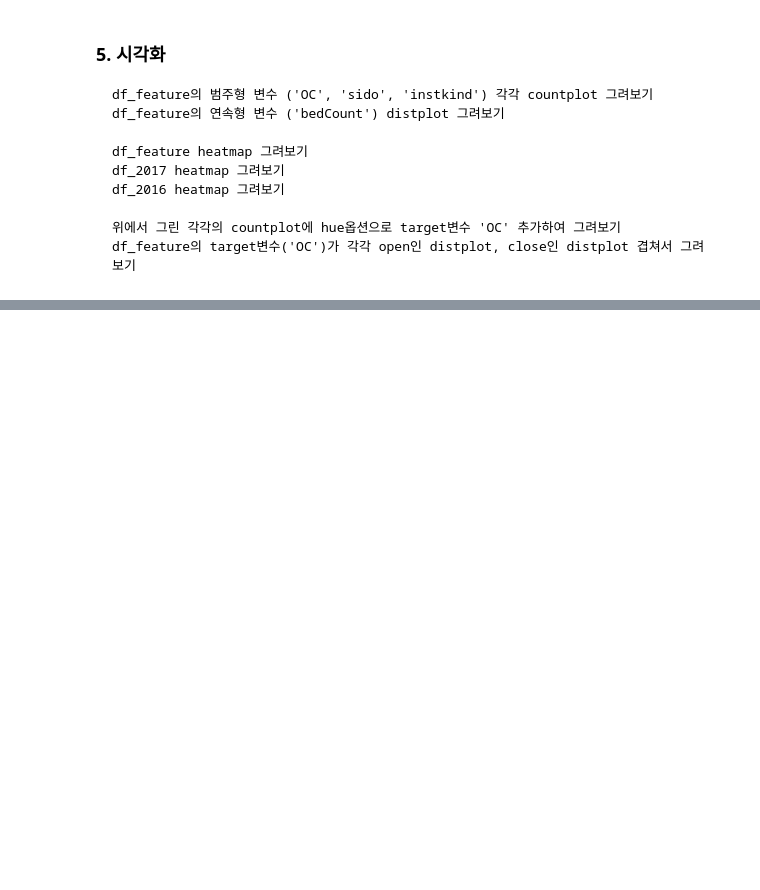
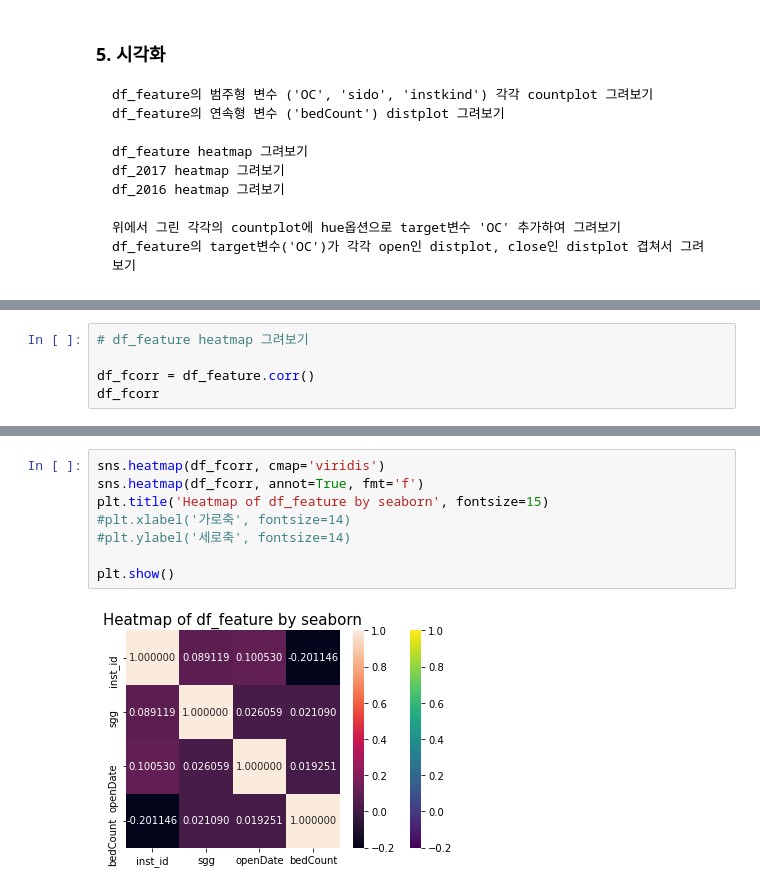
Before and after one commit to leo-kimm/TIL, a Jupyter notebook: day4_pandas.ipynb, the cells around one changed output, grey strips where cells are left out. Drawn from its saved outputs; the diff is of its cells as text; blank space fills up the shorter version.

```diff
--- a/day4_pandas.ipynb
+++ b/day4_pandas.ipynb
@@ -369,0 +392,5 @@ sns.countplot('instkind',data=df_feature)
+# %%
+# df_feature heatmap 그려보기
+
+df_fcorr = df_feature.corr()
+df_fcorr
@@ -369,0 +403,10 @@ sns.countplot('instkind',data=df_feature)
+# %%
+sns.heatmap(df_fcorr, cmap='viridis')
+sns.heatmap(df_fcorr, annot=True, fmt='f')
+plt.title('Heatmap of df_feature by seaborn', fontsize=15)
+#plt.xlabel('가로축', fontsize=14)
+#plt.ylabel('세로축', fontsize=14)
+
+plt.show()
+# %% [output]
+[figure, added]
```
Also changed, not shown: parts of 29 cells of this notebook.
